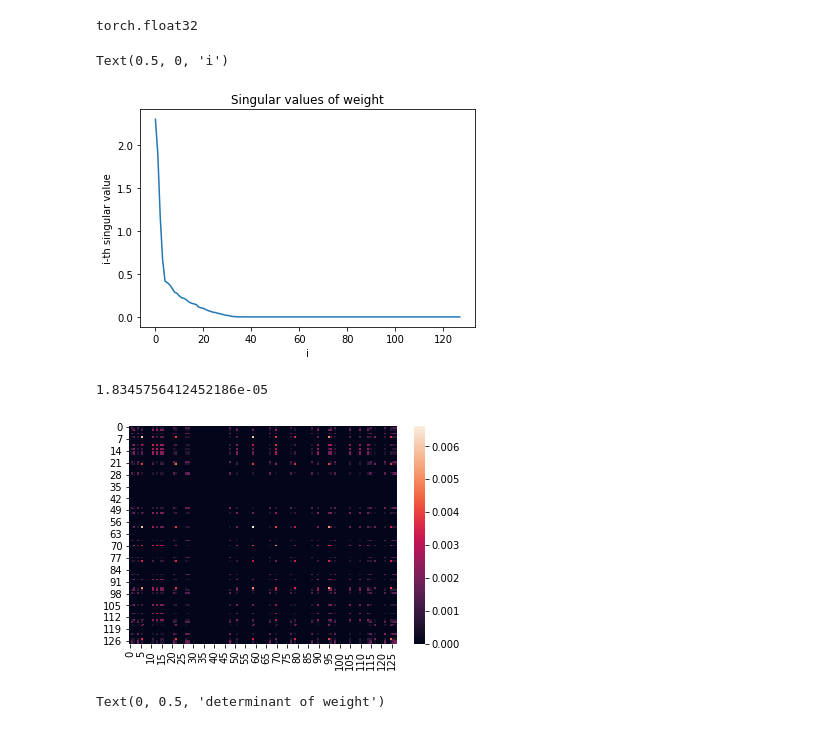
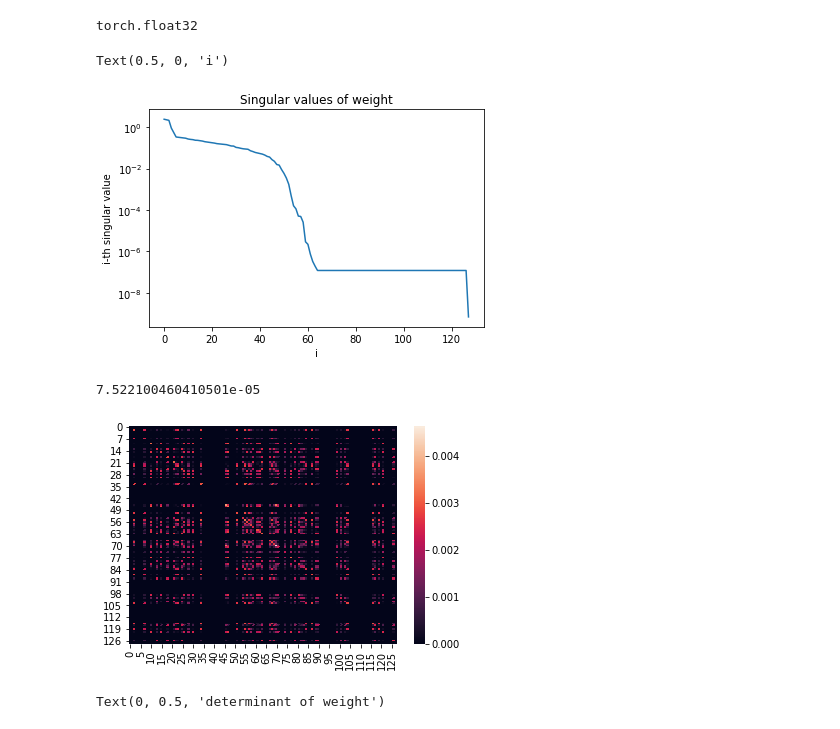
Before and after one commit to MihailSalnikov/svd4gcn, a Jupyter notebook: notebooks/train_and_analyze.ipynb, the cells around one changed output. Cells and saved outputs as stored; diff of their text form; code cells hidden in the pictures.

```diff
--- a/notebooks/train_and_analyze.ipynb
+++ b/notebooks/train_and_analyze.ipynb
@@ -59,7 +59,7 @@ model_args = {
     'baseblock': 'mutigcn',
     'inputlayer': 'gcn',
     'outputlayer': 'gcn',
-    'nbaselayer': 6,
+    'nbaselayer': 3,
     'activation': F.relu,
     'withbn': False,
     'withloop': False,
@@ -195,20 +230,21 @@ torch.float32
 # %%
 U, s, V = torch.svd(base_weight)
 
 plt.title("Singular values of weight")
 plt.plot(s.detach().numpy())
+plt.yscale('log')
 plt.ylabel("i-th singular value")
 plt.xlabel("i")
 # %% [output]
 Text(0.5, 0, 'i')
-[figure, old version]
+[figure, new version]
 # %%
 cov = pd.DataFrame(base_weight.detach().numpy()).cov()
 sns.heatmap(cov.apply(abs))
 print(cov.mean().mean())
 # %% [output]
-1.8345756412452186e-05
+7.522100460410501e-05
-[figure, old version]
+[figure, new version]
 # %%
 import copy
 
```
Also changed, not shown: parts of 12 cells of this notebook.
